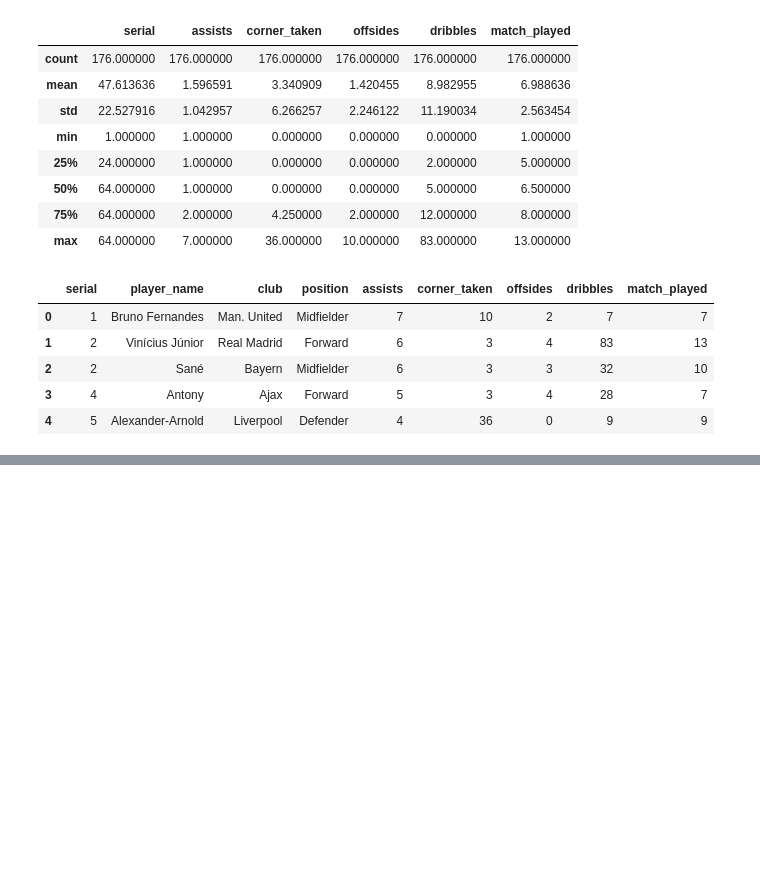
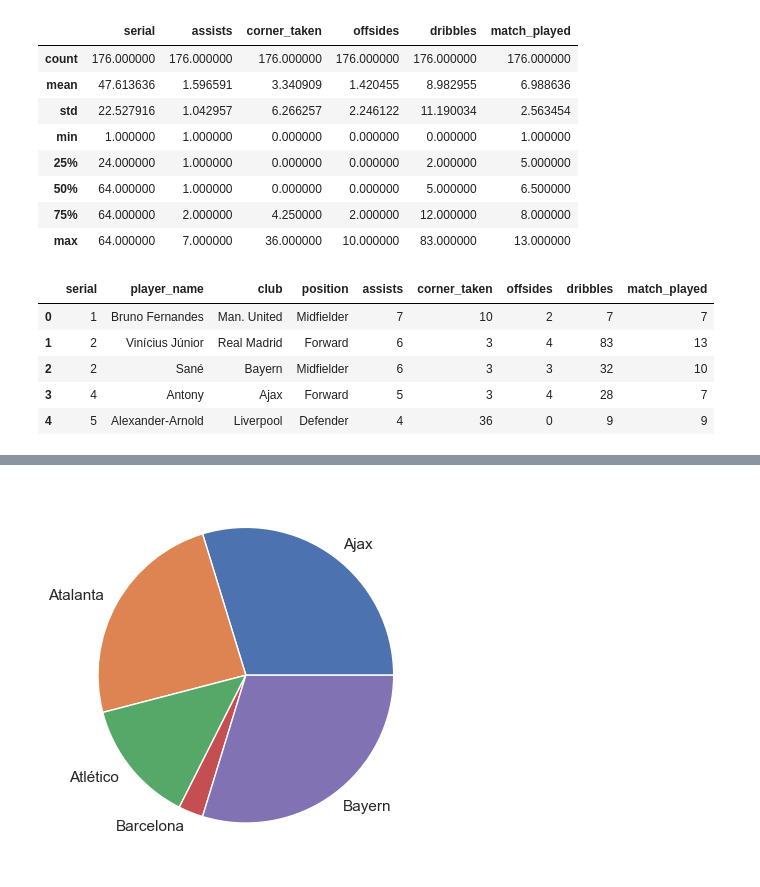
Before and after one commit to AdriadelaFuente/PROJECTE_PY, a Jupyter notebook: M10.ipynb, the cells around one changed output, grey strips where cells are left out. Drawn from its saved outputs; the diff is of its cells as text; code cells hidden in the pictures; blank space fills up the shorter version.

```diff
--- a/M10.ipynb
+++ b/M10.ipynb
@@ -32,0 +67,4 @@ attack.head()
+# %%
+qttClubsApareguts = attack.groupby(['club']).size().head().plot(kind = "pie")
+# %% [output]
+[figure, added]
```
Also changed, not shown: parts of 9 cells of this notebook, 1 other file.
